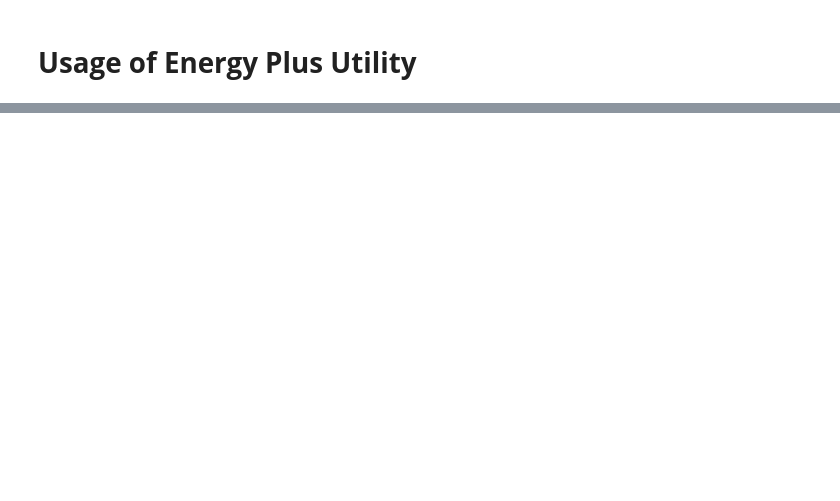
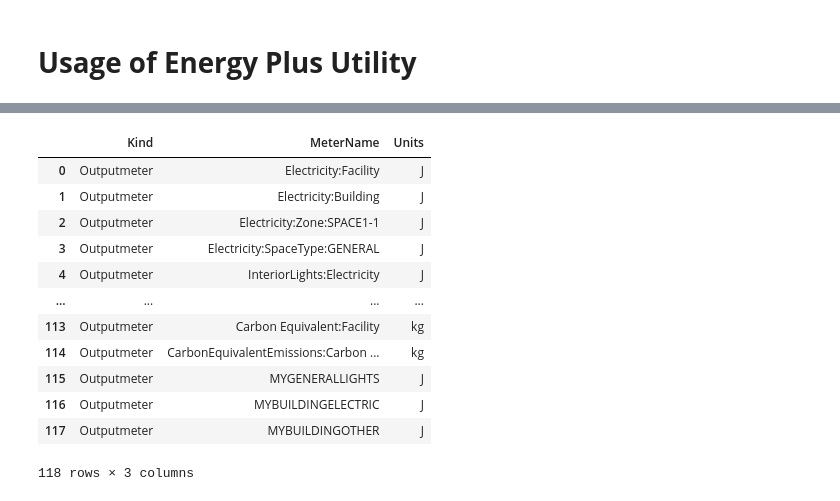
Before and after one commit to janithcyapa/Decentralized-HVAC-Control-System, a Jupyter notebook: energy-plus-utility.ipynb, the cells around one changed output, grey strips where cells are left out. Saved outputs shown, nothing was run; the diff lists cells and outputs as text; code cells hidden in the pictures; blank space fills up the shorter version.

```diff
--- a/energy-plus-utility.ipynb
+++ b/energy-plus-utility.ipynb
@@ -78,0 +226,16 @@ print(EPLUS,EPLUS_ROOT )
+# %%
+util.list_available_meters()
+# %% [output]
+|  | Kind | MeterName | Units |
+| 0 | Outputmeter | Electricity:Facility | J |
+| 1 | Outputmeter | Electricity:Building | J |
+| 2 | Outputmeter | Electricity:Zone:SPACE1-1 | J |
+| 3 | Outputmeter | Electricity:SpaceType:GENERAL | J |
+| 4 | Outputmeter | InteriorLights:Electricity | J |
+| ... | ... | ... | ... |
+| 113 | Outputmeter | Carbon Equivalent:Facility | kg |
+| 114 | Outputmeter | CarbonEquivalentEmissions:Carbon ... | kg |
+| 115 | Outputmeter | MYGENERALLIGHTS | J |
+| 116 | Outputmeter | MYBUILDINGELECTRIC | J |
+| 117 | Outputmeter | MYBUILDINGOTHER | J |
+118 rows × 3 columns
```
Also changed, not shown: parts of 21 cells of this notebook.
